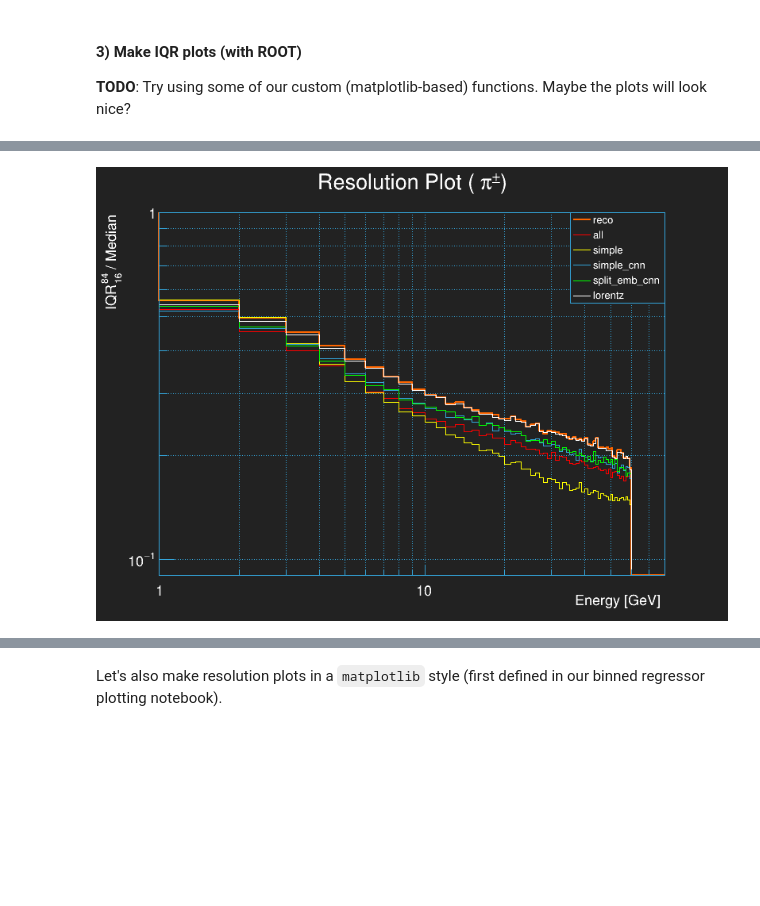
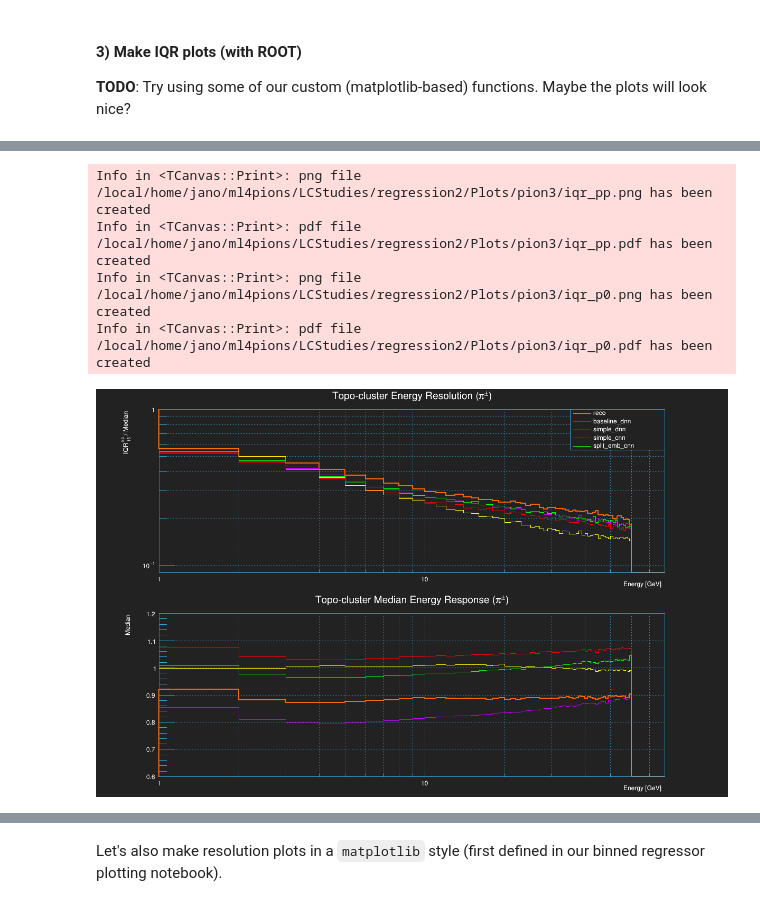
Before and after one commit to atlas-calo-ml/caloml-atlas, a Jupyter notebook: regression2/IQRComparison.ipynb, the cells around one changed output, grey strips where cells are left out. Cells and saved outputs as stored; diff of their text form; code cells hidden in the pictures; blank space fills up the shorter version.

```diff
--- a/regression2/IQRComparison.ipynb
+++ b/regression2/IQRComparison.ipynb
@@ -6,6 +6,7 @@ This notebook makes plots of energy resolution (defined by the interquartile ran
 # source & subdir -- used to specify a set of networks that were trained with particular data & settings
 source = 'pion'
 subdir = 'pion3'
+plot_extensions = ['png','pdf']
 # %% [markdown]
 #### 1) Initial setup
 # %%
@@ -56,8 +57,8 @@ Rather than get the data, networks & re-evaluate everything, we're just going to
 use_keys = ['test','train','val'] # which keys to use for plotting, e.g. just use test dataset or use all data
 
 # list of networks to evaluate
-models = ['all','simple','simple_cnn','split_emb_cnn', 'lorentz']
-colors = [rt.kRed, rt.kYellow, plotstyle.main, rt.kGreen, plotstyle.text]
+models = ['baseline_dnn','simple_dnn','simple_cnn','split_emb_cnn', 'lorentz']
+colors = [rt.kRed, rt.kYellow, rt.kViolet, rt.kGreen, plotstyle.text]
 
 # drop any models we don't find
 models2 = []
@@ -125,9 +126,22 @@ iqr_hists = {
     for model in models
 }
 
+median_hists = {
+    model:{
+        key: rpu.MedianPlot(data['output'] * data['reco'],data['truth'], nbins = nbins, x_range=x_range)
+        for key,data in results[model].items()
+    }
+    for model in models
+}
+
 # add in the reco info
 iqr_hists['reco'] = {
-    key: rpu.IqrPlot(data['reco'],data['truth'], nbins = nbins, x_range=x_range)
+    key: rpu.IqrPlot(data['reco'],data['truth'], nbins = nbins, x_range=x_range, normalize=True)
+    for key,data in results[models[0]].items()
+}
+
+median_hists['reco'] = {
+    key: rpu.MedianPlot(data['reco'],data['truth'], nbins = nbins, x_range=x_range)
     for key,data in results[models[0]].items()
 }
 
@@ -137,6 +151,7 @@ plot_keys = ['reco'] + models # make sure reco is plotted first with orange
 if(plotstyle.curve not in colors): colors = [plotstyle.curve] + colors
 # %%
 canvases = []
+pads = []
 stacks = []
 legends = []
 
@@ -157,32 +172,65 @@ pi_latex = {
 
 for pkey in pname.keys():
 
-    c = rt.TCanvas(qu.RN(),'c1',800,600)
-    stack = rt.THStack()
+    c = rt.TCanvas(qu.RN(),'c1',1200,800)
+    pad_ratio = 0.5
+    p1 = rt.TPad(qu.RN(),'',0.0,1.-pad_ratio,1.0,1.0,21)
+    p2 = rt.TPad(qu.RN(),'',0.0,0.0,1.0,1-pad_ratio,22)
+    p1.Draw()
+    p2.Draw()
+    p1.SetFillColor(plotstyle.canv)
+    p2.SetFillColor(plotstyle.canv)
+
+    iqr_stack = rt.THStack()
+    median_stack = rt.THStack()
     leg = rt.TLegend(0.75,0.7,0.9,0.9)
     leg.SetTextColor(plotstyle.text)
 
     for i,model in enumerate(plot_keys):
+
         iqr_hists[model][pkey].SetLineColor(colors[i])
-        if(model == 'reco'): iqr_hists[model][pkey].SetLineWidth(2)
-        stack.Add(iqr_hists[model][pkey])
+        median_hists[model][pkey].SetLineColor(colors[i])
+        if(model == 'reco'):
+            iqr_hists[model][pkey].SetLineWidth(2)
+            median_hists[model][pkey].SetLineWidth(2)
+
+        iqr_stack.Add(iqr_hists[model][pkey])
+        median_stack.Add(median_hists[model][pkey])
         leg.AddEntry(iqr_hists[model][pkey],model,'l')
 
-    stack.Draw('NOSTACK HIST') # use 'NOSTACK HIST' for more accurate (but harder-to-read) version, the curves are hiding binning
+    p1.cd()
+    iqr_stack.Draw('NOSTACK HIST') # use 'NOSTACK HIST' for more accurate (but harder-to-read) version, the curves are hiding binning
 
-    stack.SetMinimum(ranges[pkey][0])
-    stack.SetMaximum(ranges[pkey][1])
+    iqr_stack.SetMinimum(ranges[pkey][0])
+    iqr_stack.SetMaximum(ranges[pkey][1])
     rt.gPad.SetLogx()
     rt.gPad.SetLogy()
     rt.gPad.SetGrid()
+    iqr_stack.SetTitle('Topo-cluster Energy Resolution ({});Energy [GeV];{} / Median'.format(pname[pkey], 'IQR_{16}^{84}'))
 
-    stack.SetTitle('Resolution Plot ({});Energy [GeV];{} / Median'.format(pname[pkey], 'IQR_{16}^{84}'))
     leg.Draw()
+
+    p2.cd()
+    print(median_stack.GetNhists())
+    median_stack.Draw('NOSTACK HIST')
+    rt.gPad.SetLogx()
+    rt.gPad.SetGrid()
+
+    median_stack.SetMinimum(0.6)
+    median_stack.SetMaximum(1.2)
+
+    median_stack.SetTitle('Topo-cluster Median Energy Response ({});Energy [GeV];Median'.format(pname[pkey]))
+
     c.Draw()
 
-    c.SaveAs(plotpath + 'iqr_{}.png'.format(pkey))
+    for ext in plot_extensions:
+        plotname = plotpath + 'iqr_{}.{}'.format(pkey,ext)
+        c.SaveAs(plotname)
 
-    stacks.append(stack)
+    stacks.append(iqr_stack)
+    stacks.append(median_stack)
     canvases.append(c)
+    pads.append(p1)
+    pads.append(p2)
     legends.append(leg)
 # %% [output]
@@ -191 +239,5 @@ Info in <TCanvas::Print>: png file /local/home/jano/ml4pions/LCStudies/regressio
+Info in <TCanvas::Print>: png file /local/home/jano/ml4pions/LCStudies/regression2/Plots/pion3/iqr_pp.png has been created
+Info in <TCanvas::Print>: pdf file /local/home/jano/ml4pions/LCStudies/regression2/Plots/pion3/iqr_pp.pdf has been created
+Info in <TCanvas::Print>: png file /local/home/jano/ml4pions/LCStudies/regression2/Plots/pion3/iqr_p0.png has been created
+Info in <TCanvas::Print>: pdf file /local/home/jano/ml4pions/LCStudies/regression2/Plots/pion3/iqr_p0.pdf has been created
-[figure, old version]
+[figure, new version]
```
Also changed, not shown: parts of 4 cells of this notebook, 8 other files.
